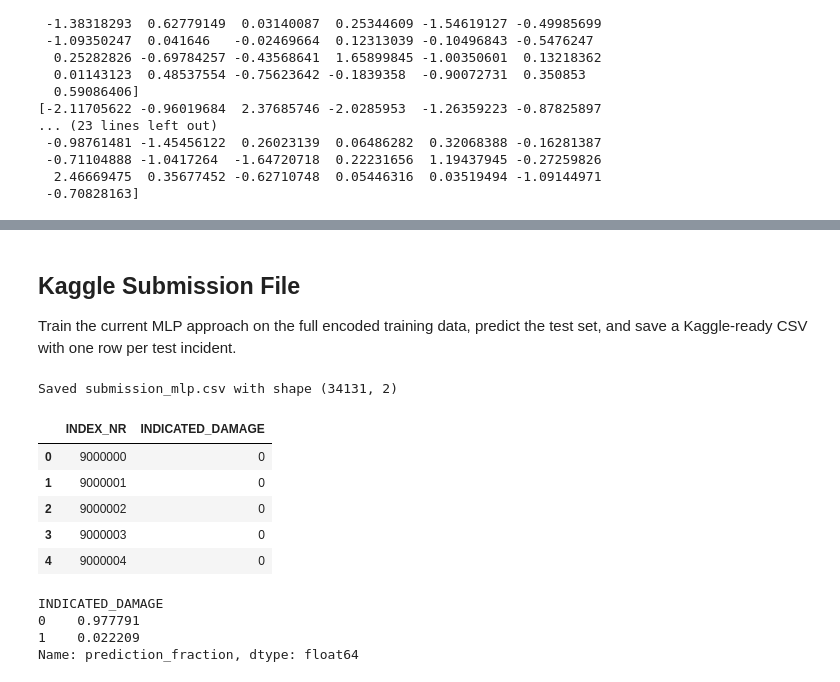
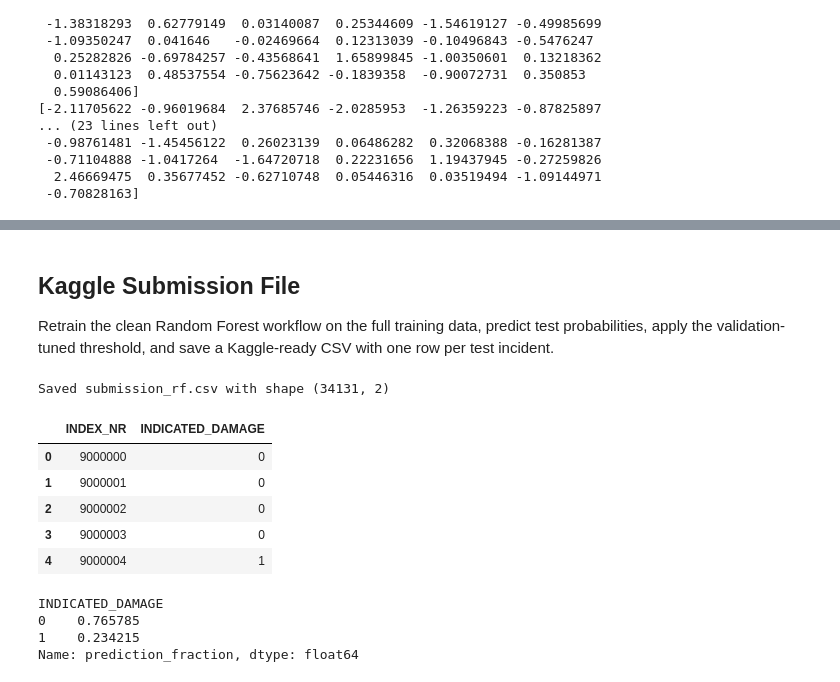
Before and after one commit to tarap123/4-nearest-neighbors, a Jupyter notebook: 4_nearest_neighbors.ipynb, the cells around one changed output, grey strips where cells are left out. Saved outputs shown, nothing was run; the diff lists cells and outputs as text; code cells hidden in the pictures.

Commit message:
fixed training split and added random forest

```diff
--- a/4_nearest_neighbors.ipynb
+++ b/4_nearest_neighbors.ipynb
@@ -232,6 +232,10 @@ Sample converted training dates:
 # %% [markdown]
 Impute the remaining missing values. Numerical features are filled with the training mean, and categorical features are filled with the training mode. The same values learned from `X` are applied to `X_test`.
 # %%
+# Keep raw feature matrices for clean validation pipelines that split before preprocessing.
+X_model_raw = X.copy()
+X_test_model_raw = X_test.copy()
+
 X_test = X_test.reindex(columns=X.columns)
 
 numeric_cols = X.select_dtypes(include=[np.number]).columns.tolist()
@@ -534,11 +540,20 @@ We next try a neural network using `MLPClassifier`. The model uses the encoded f
 # %%
 from sklearn.model_selection import train_test_split
+
+# Split before model-specific preprocessing so validation data does not influence imputation or encoding.
 train_idx, valid_idx = train_test_split(
-    y.index,
+    X_model_raw.index,
     test_size=0.20,
     stratify=y,
     random_state=42,
 )
 
-y_train = y.loc[train_idx]
-y_valid = y.loc[valid_idx]
+X_train_raw = X_model_raw.loc[train_idx].copy()
+X_valid_raw = X_model_raw.loc[valid_idx].copy()
+y_train = y.loc[train_idx].copy()
+y_valid = y.loc[valid_idx].copy()
+
+print("Raw training features shape:", X_train_raw.shape)
+print("Raw validation features shape:", X_valid_raw.shape)
+print("Training target shape:", y_train.shape)
+print("Validation target shape:", y_valid.shape)
@@ -640,63 +912,56 @@ weighted avg       0.93      0.92      0.92     61343
 # %% [markdown]
 ## Kaggle Submission File
 
-Train the current MLP approach on the full encoded training data, predict the test set, and save a Kaggle-ready CSV with one row per test incident.
+Retrain the clean Random Forest workflow on the full training data, predict test probabilities, apply the validation-tuned threshold, and save a Kaggle-ready CSV with one row per test incident.
 # %%
-final_mlp_pipeline = Pipeline(
-    steps=[
-        ("scaler", StandardScaler(with_mean=False)),
-        (
-            "mlp",
-            MLPClassifier(
-                hidden_layer_sizes=(64, 32),
-                activation="relu",
-                solver="adam",
-                alpha=0.001,
-                batch_size=1024,
-                learning_rate_init=0.001,
-                max_iter=75,
-                early_stopping=True,
-                validation_fraction=0.10,
-                n_iter_no_change=5,
-                random_state=42,
-                verbose=False,
-            ),
-        ),
-    ]
+# Refit preprocessing on the full training data before training the final Random Forest model.
+final_rf_preprocessor = fit_feature_preprocessor(X_model_raw)
+X_full_encoded_rf = transform_features(X_model_raw, final_rf_preprocessor)
+X_test_final_encoded_rf = transform_features(X_test_model_raw, final_rf_preprocessor)
+
+final_rf_model = RandomForestClassifier(
+    n_estimators=300,
+    max_depth=None,
+    min_samples_leaf=5,
+    class_weight="balanced",
+    random_state=42,
+    n_jobs=-1,
 )
 
-final_mlp_pipeline.fit(X_encoded, y)
-test_predictions = final_mlp_pipeline.predict(X_test_encoded).astype(int)
+final_rf_model.fit(X_full_encoded_rf, y)
+
+test_damage_probabilities = final_rf_model.predict_proba(X_test_final_encoded_rf)[:, 1]
+test_predictions = (test_damage_probabilities >= best_rf_threshold).astype(int)
 
 submission = pd.DataFrame(
     {
         id_col: test_ids.values,
         target_col: test_predictions,
     }
 )
 
 sample_submission = pd.read_csv("sample_submission.csv")
 submission = submission[sample_submission.columns]
 
-assert len(submission) == 34131, f"Expected 34131 rows, got {len(submission)}"
+assert len(submission) == len(sample_submission), f"Expected {len(sample_submission)} rows, got {len(submission)}"
 assert submission.columns.tolist() == sample_submission.columns.tolist()
 assert submission[id_col].equals(sample_submission[id_col])
 
-submission_path = "submission_mlp.csv"
+submission_path = "submission_rf.csv"
 submission.to_csv(submission_path, index=False)
 
 print(f"Saved {submission_path} with shape {submission.shape}")
 display(submission.head())
 display(submission[target_col].value_counts(normalize=True).rename("prediction_fraction"))
 # %% [output]
-Saved submission_mlp.csv with shape (34131, 2)
+Saved submission_rf.csv with shape (34131, 2)
 |  | INDEX_NR | INDICATED_DAMAGE |
 | 0 | 9000000 | 0 |
 | 1 | 9000001 | 0 |
 | 2 | 9000002 | 0 |
 | 3 | 9000003 | 0 |
-| 4 | 9000004 | 0 |
+| 4 | 9000004 | 1 |
 INDICATED_DAMAGE
-0    0.977791
-1    0.022209
+0    0.765785
+1    0.234215
 Name: prediction_fraction, dtype: float64
```
Also changed, not shown: parts of 12 cells of this notebook, 1 other file.
